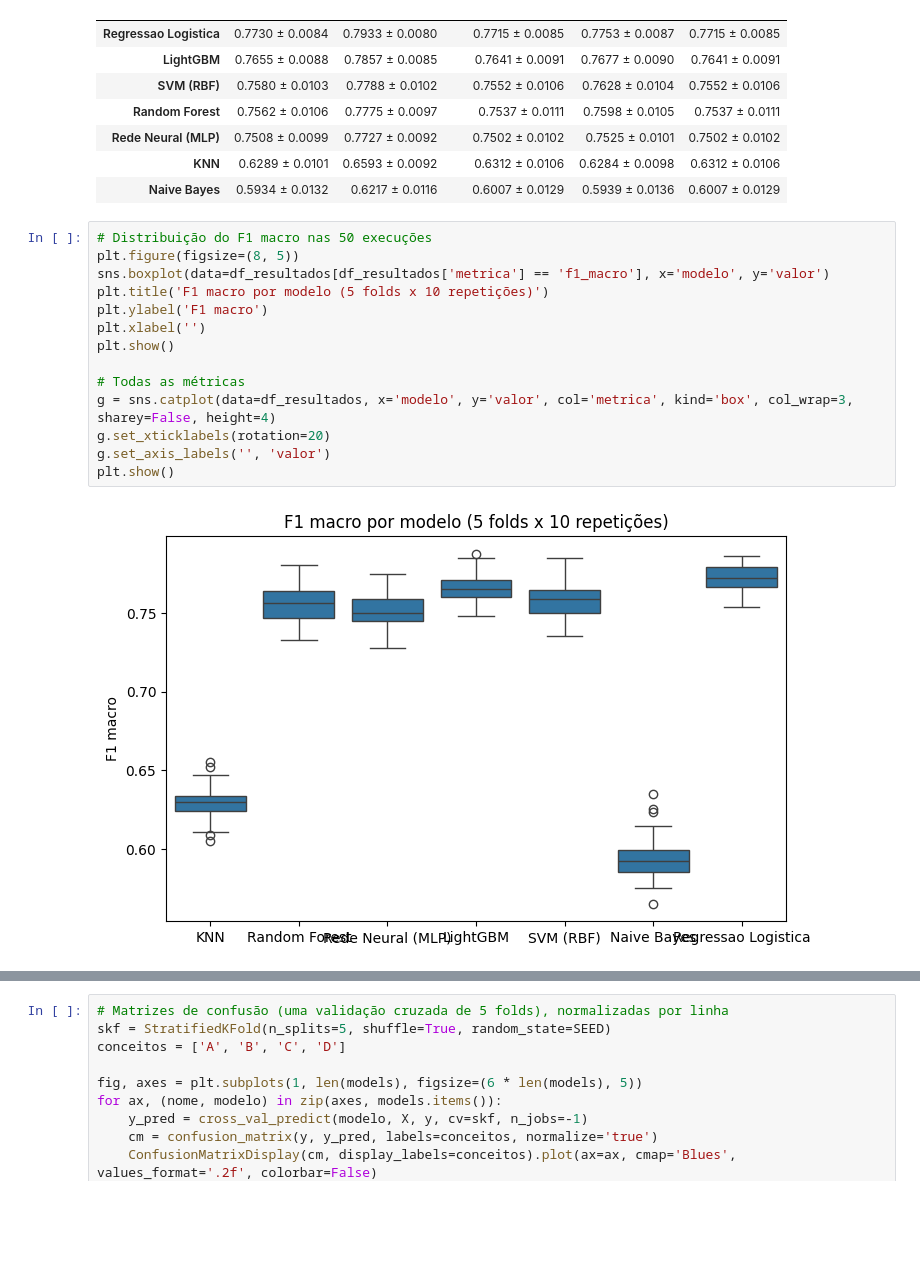
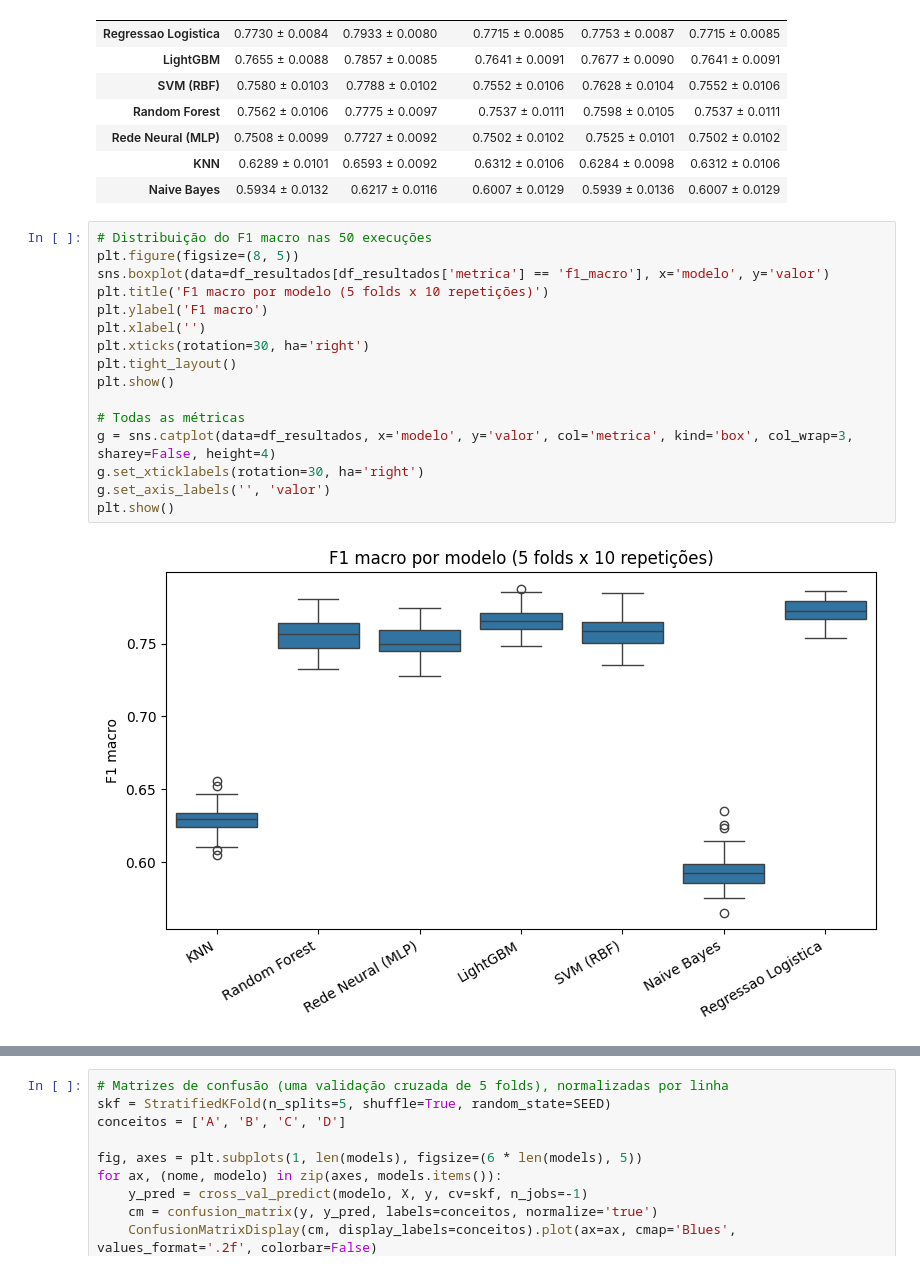
Before and after one commit to elPedr0n/gaming-academic-performance-ml, a Jupyter notebook: Trabalho_Machine_Learning.ipynb, the cells around one changed output, grey strips where cells are left out. Drawn from its saved outputs; the diff is of its cells as text; blank space fills up the shorter version.

```diff
--- a/Trabalho_Machine_Learning.ipynb
+++ b/Trabalho_Machine_Learning.ipynb
@@ -389,19 +393,21 @@ display(tabela)
 # %%
 # Distribuição do F1 macro nas 50 execuções
 plt.figure(figsize=(8, 5))
 sns.boxplot(data=df_resultados[df_resultados['metrica'] == 'f1_macro'], x='modelo', y='valor')
 plt.title('F1 macro por modelo (5 folds x 10 repetições)')
 plt.ylabel('F1 macro')
 plt.xlabel('')
+plt.xticks(rotation=30, ha='right')
+plt.tight_layout()
 plt.show()
 
 # Todas as métricas
 g = sns.catplot(data=df_resultados, x='modelo', y='valor', col='metrica', kind='box', col_wrap=3, sharey=False, height=4)
-g.set_xticklabels(rotation=20)
+g.set_xticklabels(rotation=30, ha='right')
 g.set_axis_labels('', 'valor')
 plt.show()
 # %% [output]
-[figure, old version]
+[figure, new version]
 [figure]
 # %%
 # Matrizes de confusão (uma validação cruzada de 5 folds), normalizadas por linha
```
Also changed, not shown: parts of 6 cells of this notebook.
